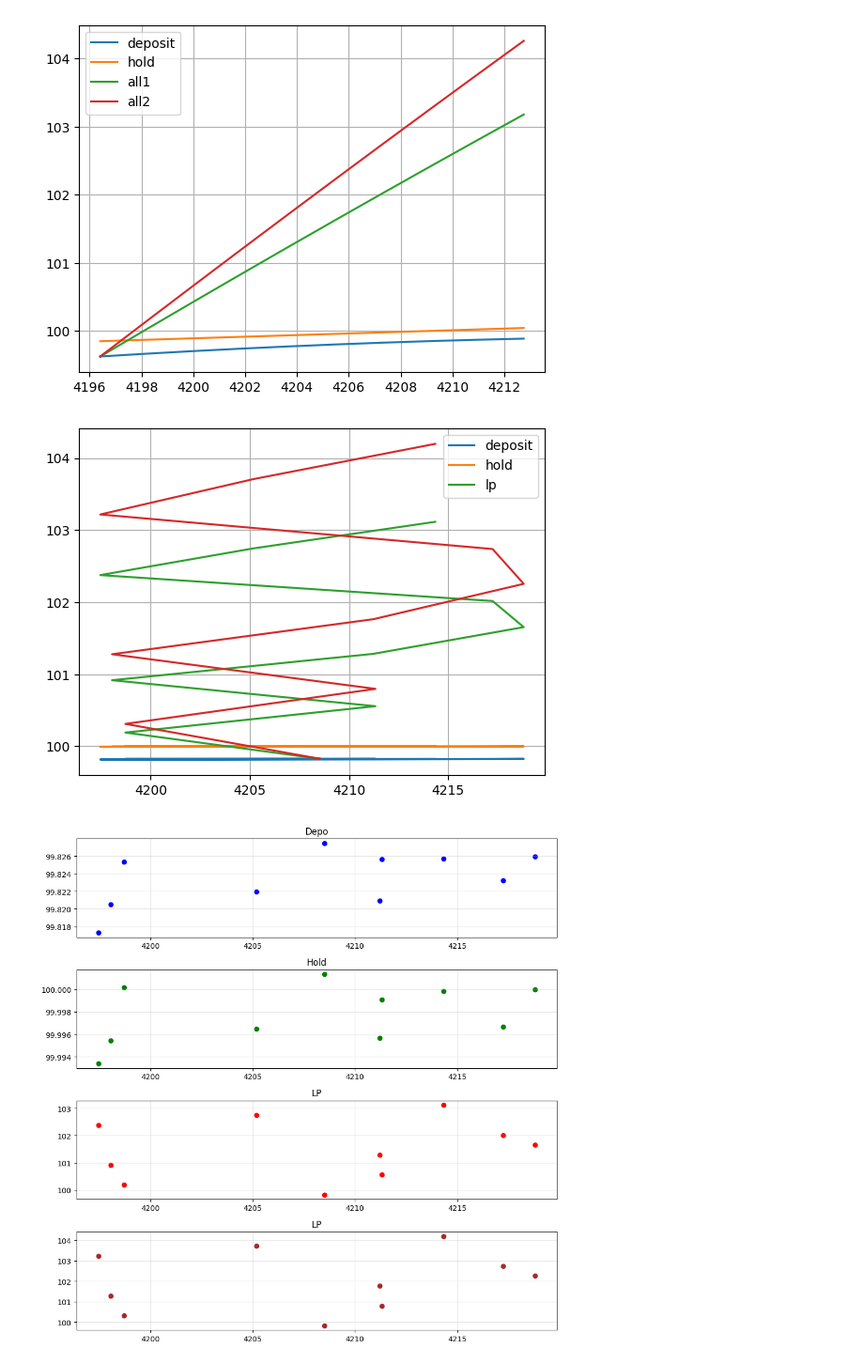
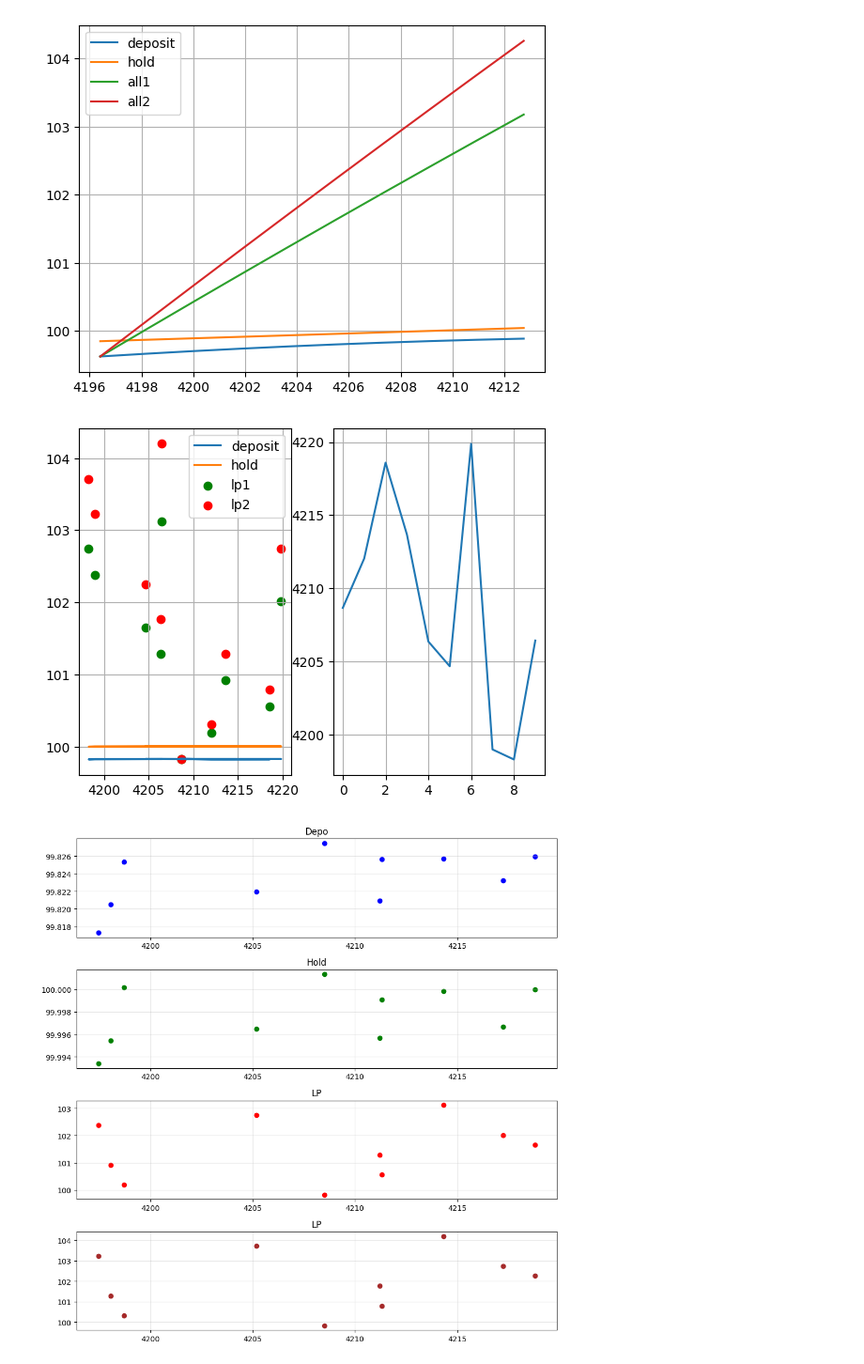
Before and after one commit to bahram3000/test_balancer_app, a Jupyter notebook: polygon_pool_analysis.ipynb, the cells around one changed output. Shown: that part at 94% size. Drawn from its saved outputs; the diff is of its cells as text; code cells hidden in the pictures.

```diff
--- a/polygon_pool_analysis.ipynb
+++ b/polygon_pool_analysis.ipynb
@@ -536,15 +536,19 @@ for m in range(num_of_random_test):
   all_lp1+=np.array(lp1)
   all_lp2+=np.array(lp2)
 # %%
+plt.subplot(1,2,1)
 plt.plot(x_test,all_depo/num_of_random_test)
 plt.plot(x_test,all_hold/num_of_random_test)
-plt.plot(x_test,all_lp1/num_of_random_test)
-plt.plot(x_test,all_lp2/num_of_random_test)
-plt.legend(['deposit','hold','lp'])
+plt.scatter(x_test,all_lp1/num_of_random_test,c='green')
+plt.scatter(x_test,all_lp2/num_of_random_test,c='red')
+plt.legend(['deposit','hold','lp1','lp2'])
+plt.grid()
+plt.subplot(1,2,2)
+plt.plot(x_test)
 plt.grid()
 plt.show()
 # %% [output]
-[figure, old version]
+[figure, new version]
 # %%
 import matplotlib.pyplot as plt
 
```
